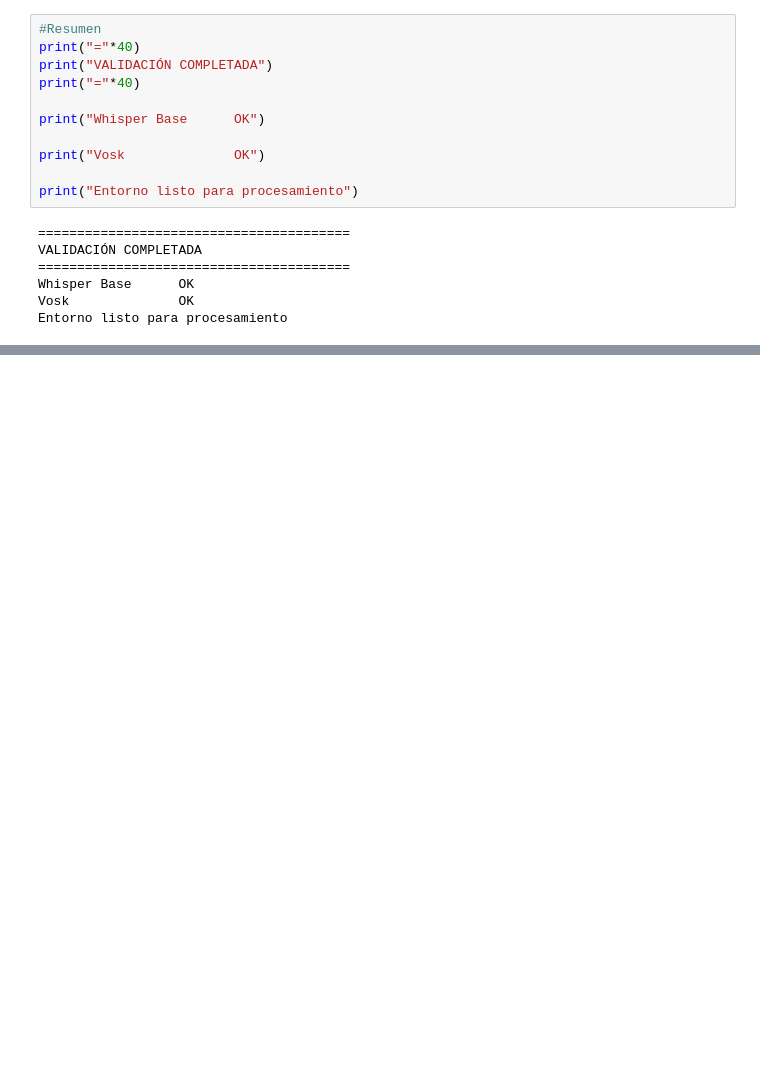
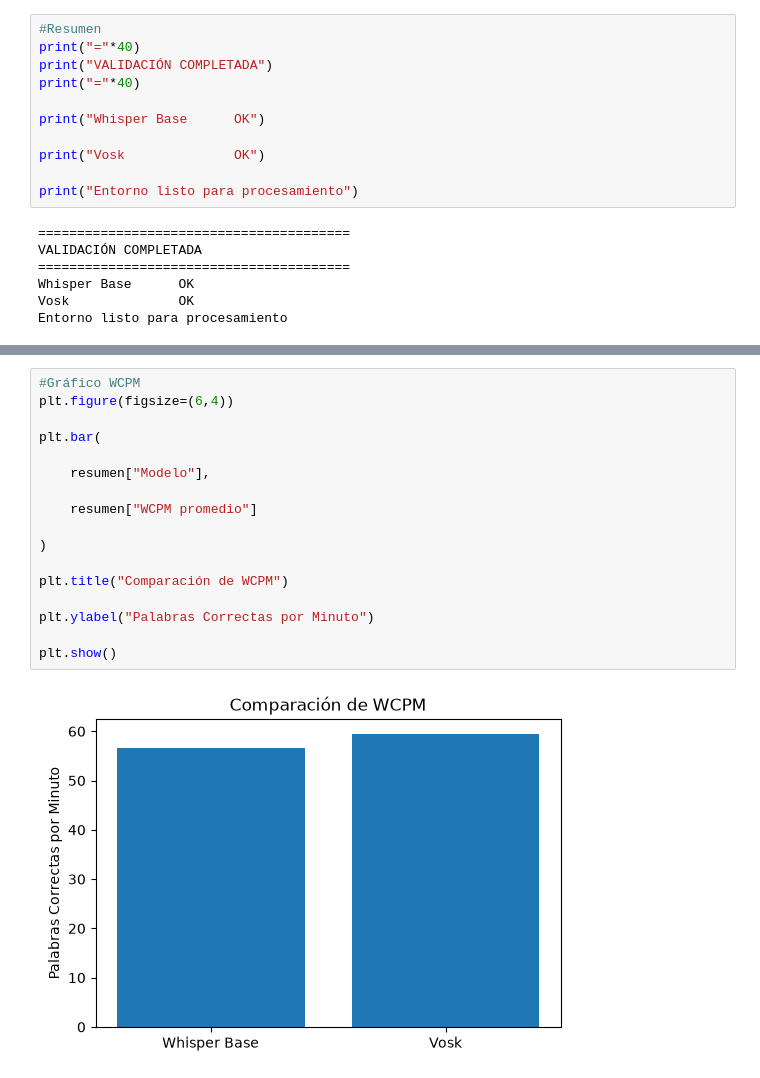
Before and after one commit to BryanAngamarca/ProyectoFinal, a Jupyter notebook: notebooks/04_ModelosASR.ipynb, the cells around one changed output, grey strips where cells are left out. Saved outputs shown, nothing was run; the diff lists cells and outputs as text; blank space fills up the shorter version.

```diff
--- a/notebooks/04_ModelosASR.ipynb
+++ b/notebooks/04_ModelosASR.ipynb
@@ -152,0 +511,19 @@ Entorno listo para procesamiento
+# %%
+#Gráfico WCPM
+plt.figure(figsize=(6,4))
+
+plt.bar(
+
+    resumen["Modelo"],
+
+    resumen["WCPM promedio"]
+
+)
+
+plt.title("Comparación de WCPM")
+
+plt.ylabel("Palabras Correctas por Minuto")
+
+plt.show()
+# %% [output]
+[figure, added]
```
Also changed, not shown: parts of 29 cells of this notebook, 2 other files.
